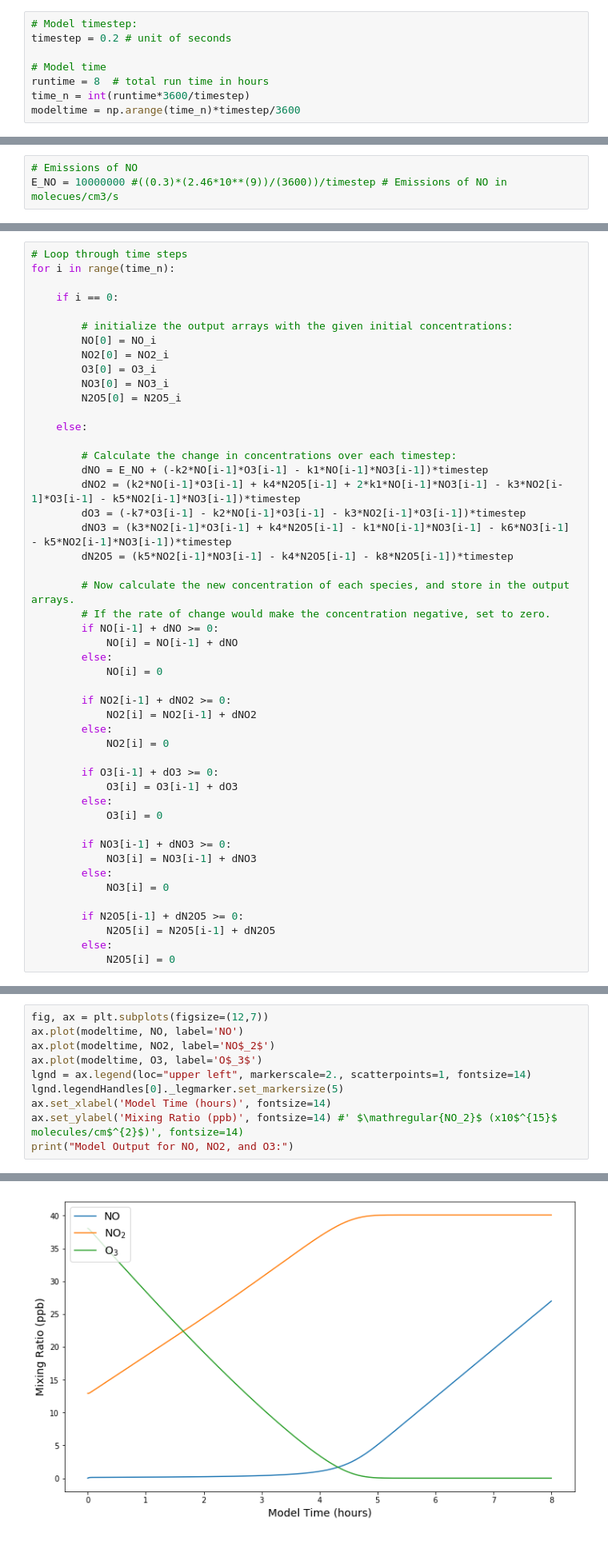
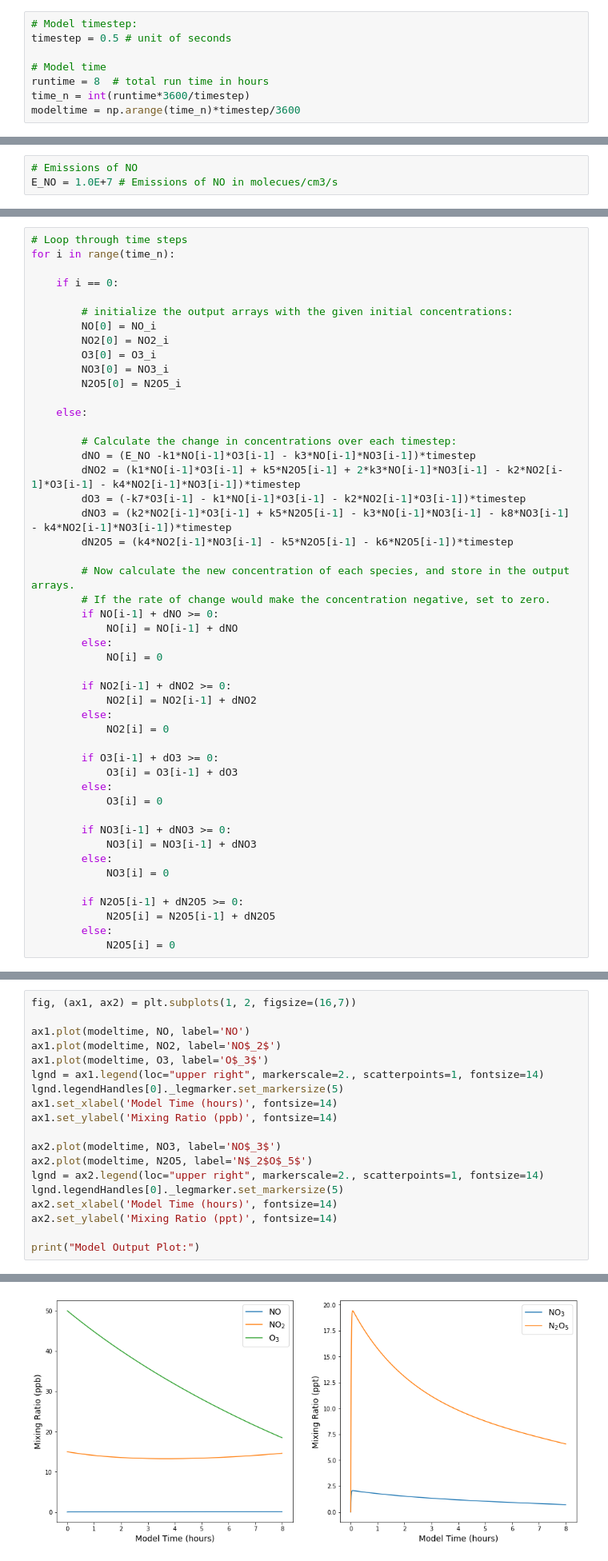
Before and after one commit to jgeddes85/simple-model, a Jupyter notebook: simple_0d_model.ipynb, the cells around one changed output, grey strips where cells are left out. Shown at 80% size. Cells and saved outputs as stored; diff of their text form.

```diff
--- a/simple_0d_model.ipynb
+++ b/simple_0d_model.ipynb
@@ -65,7 +65,7 @@ k8 = 0.005   # N2O5 + H2O + surf --> products
 Let us decide on our model time step. If you do not choose a small enough timestep (i.e. quite a bit smaller than the lifetime of your most short-lived species), then your numerical model can crash very quickly. We can also decide on our model run time.
 # %%
 # Model timestep:
-timestep = 0.2 # unit of seconds
+timestep = 0.5 # unit of seconds
 
 # Model time
 runtime = 8  # total run time in hours
@@ -75,7 +75,7 @@ modeltime = np.arange(time_n)*timestep/3600
 We could also consider some primary emissions of NO, which would be common at night time in an urban environment.
 # %%
 # Emissions of NO
-E_NO = 10000000 #((0.3)*(2.46*10**(9))/(3600))/timestep # Emissions of NO in molecues/cm3/s
+E_NO = 1.0E+7 # Emissions of NO in molecues/cm3/s
 # %% [markdown]
 Finally, let's set up some empty arrays to store the model output. We will store the output for five species: NO, NO$_2$, O$_3$, NO$_3$, and N$_2$O$_5$.
 # %%
@@ -121,11 +121,11 @@ for i in range(time_n):
     else:
 
         # Calculate the change in concentrations over each timestep:
-        dNO = E_NO + (-k2*NO[i-1]*O3[i-1] - k1*NO[i-1]*NO3[i-1])*timestep
-        dNO2 = (k2*NO[i-1]*O3[i-1] + k4*N2O5[i-1] + 2*k1*NO[i-1]*NO3[i-1] - k3*NO2[i-1]*O3[i-1] - k5*NO2[i-1]*NO3[i-1])*timestep
-        dO3 = (-k7*O3[i-1] - k2*NO[i-1]*O3[i-1] - k3*NO2[i-1]*O3[i-1])*timestep
-        dNO3 = (k3*NO2[i-1]*O3[i-1] + k4*N2O5[i-1] - k1*NO[i-1]*NO3[i-1] - k6*NO3[i-1] - k5*NO2[i-1]*NO3[i-1])*timestep
-        dN2O5 = (k5*NO2[i-1]*NO3[i-1] - k4*N2O5[i-1] - k8*N2O5[i-1])*timestep
+        dNO = (E_NO -k1*NO[i-1]*O3[i-1] - k3*NO[i-1]*NO3[i-1])*timestep
+        dNO2 = (k1*NO[i-1]*O3[i-1] + k5*N2O5[i-1] + 2*k3*NO[i-1]*NO3[i-1] - k2*NO2[i-1]*O3[i-1] - k4*NO2[i-1]*NO3[i-1])*timestep
+        dO3 = (-k7*O3[i-1] - k1*NO[i-1]*O3[i-1] - k2*NO2[i-1]*O3[i-1])*timestep
+        dNO3 = (k2*NO2[i-1]*O3[i-1] + k5*N2O5[i-1] - k3*NO[i-1]*NO3[i-1] - k8*NO3[i-1] - k4*NO2[i-1]*NO3[i-1])*timestep
+        dN2O5 = (k4*NO2[i-1]*NO3[i-1] - k5*N2O5[i-1] - k6*N2O5[i-1])*timestep
 
         # Now calculate the new concentration of each species, and store in the output arrays.
         # If the rate of change would make the concentration negative, set to zero.
@@ -166,13 +166,22 @@ N2O5 = N2O5/2.46E19*10**12
 # %% [markdown]
 Now we are ready to make plots!
 # %%
-fig, ax = plt.subplots(figsize=(12,7))
-ax.plot(modeltime, NO, label='NO')
-ax.plot(modeltime, NO2, label='NO$_2$')
-ax.plot(modeltime, O3, label='O$_3$')
-lgnd = ax.legend(loc="upper left", markerscale=2., scatterpoints=1, fontsize=14)
+fig, (ax1, ax2) = plt.subplots(1, 2, figsize=(16,7))
+
+ax1.plot(modeltime, NO, label='NO')
+ax1.plot(modeltime, NO2, label='NO$_2$')
+ax1.plot(modeltime, O3, label='O$_3$')
+lgnd = ax1.legend(loc="upper right", markerscale=2., scatterpoints=1, fontsize=14)
 lgnd.legendHandles[0]._legmarker.set_markersize(5)
-ax.set_xlabel('Model Time (hours)', fontsize=14)
-ax.set_ylabel('Mixing Ratio (ppb)', fontsize=14) #' $\mathregular{NO_2}$ (x10$^{15}$ molecules/cm$^{2}$)', fontsize=14)
-print("Model Output for NO, NO2, and O3:")
+ax1.set_xlabel('Model Time (hours)', fontsize=14)
+ax1.set_ylabel('Mixing Ratio (ppb)', fontsize=14)
+
+ax2.plot(modeltime, NO3, label='NO$_3$')
+ax2.plot(modeltime, N2O5, label='N$_2$O$_5$')
+lgnd = ax2.legend(loc="upper right", markerscale=2., scatterpoints=1, fontsize=14)
+lgnd.legendHandles[0]._legmarker.set_markersize(5)
+ax2.set_xlabel('Model Time (hours)', fontsize=14)
+ax2.set_ylabel('Mixing Ratio (ppt)', fontsize=14)
+
+print("Model Output Plot:")
 # %% [output]
@@ -180 +189 @@ Model Output for NO, NO2, and O3:
-[figure, old version]
+[figure, new version]
```
Also changed, not shown: parts of 8 cells of this notebook.
